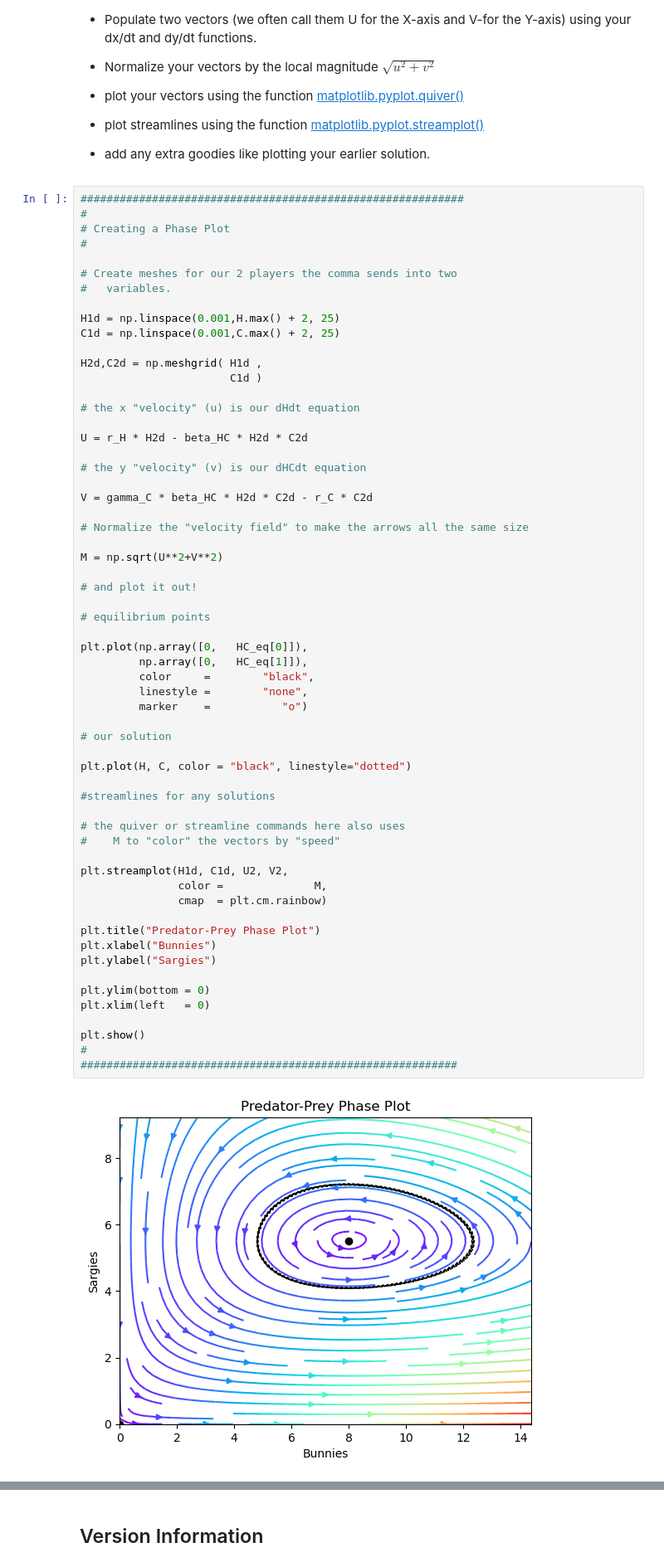
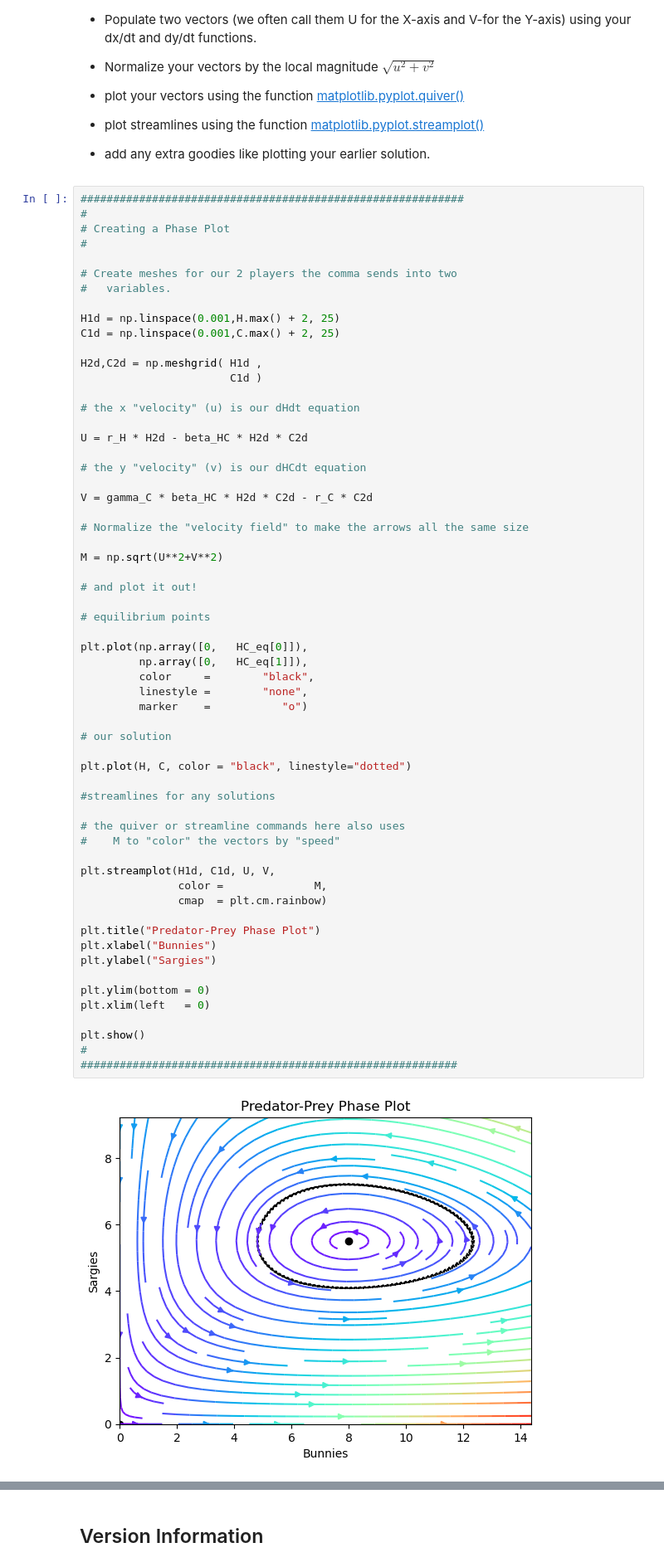
Before and after one commit to wjcapehart/AES_CEE_Python, a Jupyter notebook: Jupyter_Notebooks_and_Other_Files/03_Deep_Dives/03_02_Applications/03_02_01_SIR_Modeling/Lotka_Voltera_ODE_Python_Final.ipynb, the cells around one changed output, grey strips where cells are left out. Shown at 83% size. Saved outputs shown, nothing was run; the diff lists cells and outputs as text.

```diff
--- a/Jupyter_Notebooks_and_Other_Files/03_Deep_Dives/03_02_Applications/03_02_01_SIR_Modeling/Lotka_Voltera_ODE_Python_Final.ipynb
+++ b/Jupyter_Notebooks_and_Other_Files/03_Deep_Dives/03_02_Applications/03_02_01_SIR_Modeling/Lotka_Voltera_ODE_Python_Final.ipynb
@@ -543,35 +550,35 @@ M = np.sqrt(U**2+V**2)
 
 plt.plot(np.array([0,   HC_eq[0]]),
          np.array([0,   HC_eq[1]]),
          color     =        "black",
          linestyle =        "none",
          marker    =           "o")
 
 # our solution
 
 plt.plot(H, C, color = "black", linestyle="dotted")
 
 #streamlines for any solutions
 
 # the quiver or streamline commands here also uses
 #    M to "color" the vectors by "speed"
 
-plt.streamplot(H1d, C1d, U2, V2,
+plt.streamplot(H1d, C1d, U, V,
                color =              M,
                cmap  = plt.cm.rainbow)
 
 plt.title("Predator-Prey Phase Plot")
 plt.xlabel("Bunnies")
 plt.ylabel("Sargies")
 
 plt.ylim(bottom = 0)
 plt.xlim(left   = 0)
 
 plt.show()
 #
 ##########################################################
 # %% [output]
-[figure, old version]
+[figure, new version]
 # %% [markdown]
 Also, in looking at this kind of behavior in general, different system models showing alternative interactions (like giving the herbivore a _limited_ food source) will have different behaviors.  For example, some scenarios can spiral to a single convergence point.  Others have tipping points to where both populations may crash, or one population explodes to the determent of other interacting "players."  Some Differential Equation Classes will show ways to anticpate these behaviors by working with the raw equations.
 
```
Also changed, not shown: parts of 3 cells of this notebook, 12 other files.
